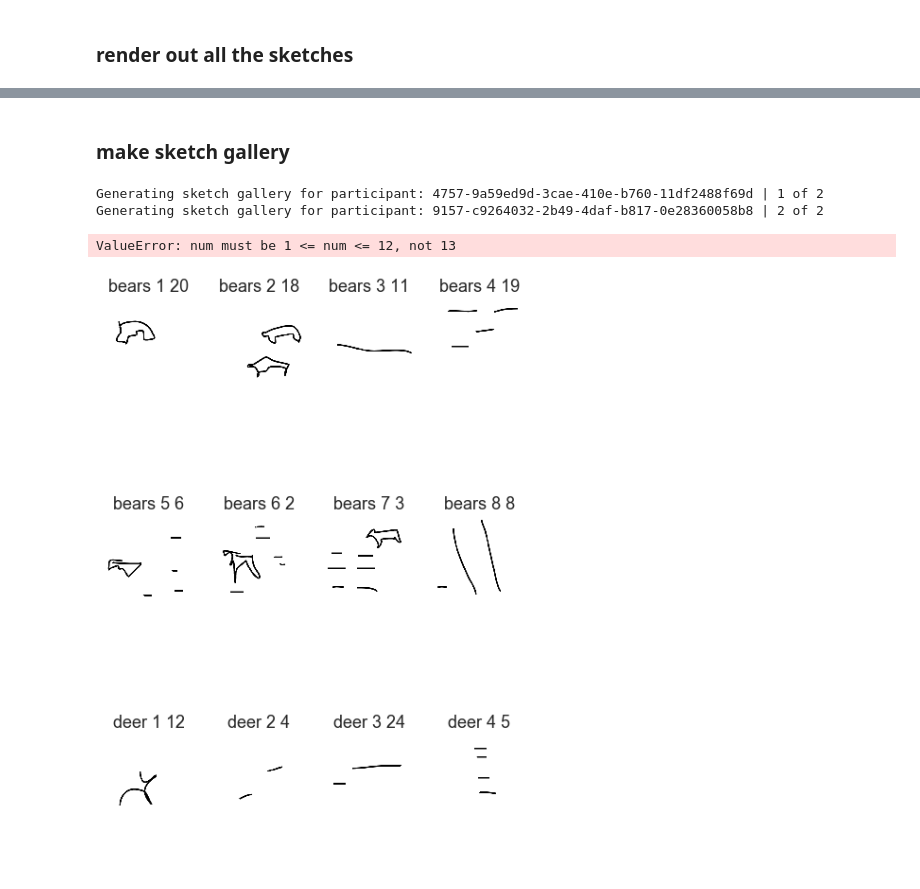
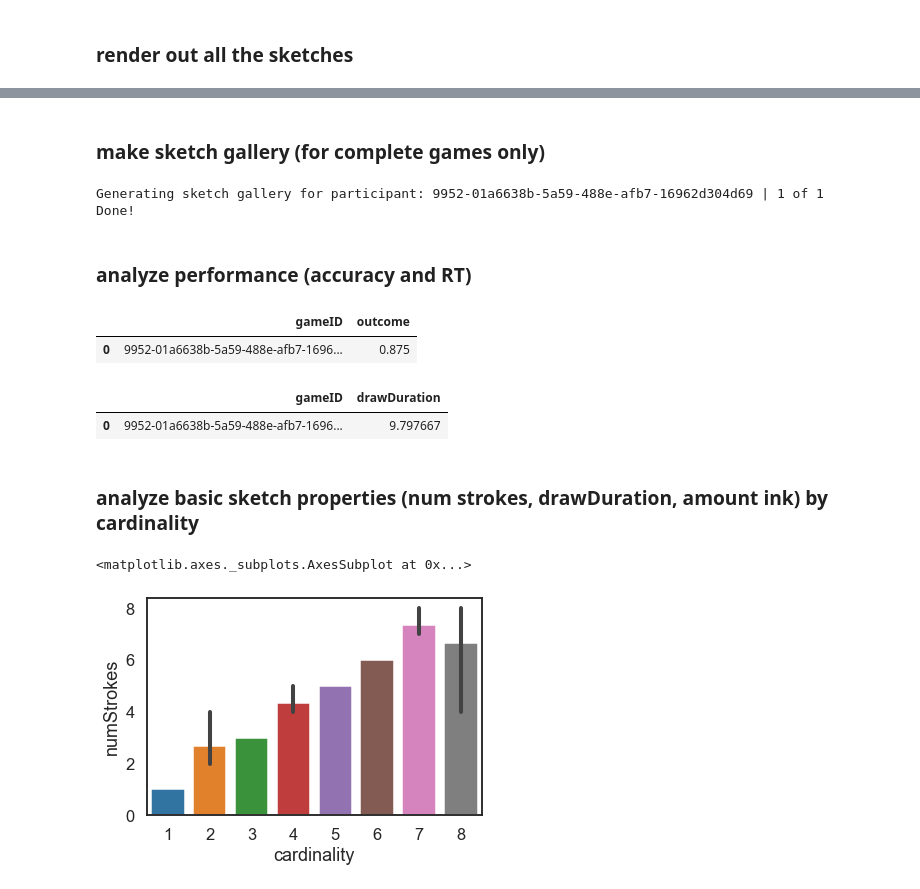
Before and after one commit to cogtoolslab/improvised_numerals, a Jupyter notebook: analysis/iternum_analysis.ipynb, the cells around one changed output, grey strips where cells are left out. Saved outputs shown, nothing was run; the diff lists cells and outputs as text; code cells hidden in the pictures; blank space fills up the shorter version.

Commit message:
add basic analyses to the notebook

```diff
--- a/analysis/iternum_analysis.ipynb
+++ b/analysis/iternum_analysis.ipynb
@@ -123,42 +163,34 @@ utils.render_images(K,data = 'pngString',
 # %% [markdown]
-### make sketch gallery
+### make sketch gallery (for complete games only)
-# %%
-reallyRun = 1
-if reallyRun:
-    sketch_paths = sorted([sketch_path for sketch_path in os.listdir(sketch_dir)])
-    gameids = list(np.unique([i.split('_')[0] for i in sketch_paths]))
-
-    ## generate gallery for each participant
-    for gind, game in enumerate(gameids):
-        print('Generating sketch gallery for participant: {} | {} of {}'.format(game,gind+1,len(gameids)))
-        # get list of all sketch paths JUST from current game
-        game_sketch_paths = [path for path in sketch_paths if path.split('_')[0] == game]
-        fig = plt.figure(figsize=(8,12))
-        for i,f in enumerate(game_sketch_paths):
-            # open image
-            im = Image.open(os.path.join(sketch_dir,f))
-            # get metadata
-            gameid = f.split('_')[0]
-            trialNum = f.split('_')[1]
-            condition = f.split('_')[2]
-            category = f.split('_')[3].split('.')[0]
-            # make gallery
-            p = plt.subplot(3,4,i+1)
-            plt.imshow(im)
-            sns.set_style('white')
-            k = p.get_xaxis().set_ticklabels([])
-            k = p.get_yaxis().set_ticklabels([])
-            k = p.get_xaxis().set_ticks([])
-            k = p.get_yaxis().set_ticks([])
-            p.axis('off')
-            plt.title('{} {} {}'.format(trialNum,condition,category))
-        plt.suptitle(gameid)
-        fname = '{}.png'.format(gameid)
-        plt.savefig(os.path.join(gallery_dir,fname))
-        plt.close(fig)
-    print('Done!')
-# %% [output]
-Generating sketch gallery for participant: 4757-9a59ed9d-3cae-410e-b760-11df2488f69d | 1 of 2
-Generating sketch gallery for participant: 9157-c9264032-2b49-4daf-b817-0e28360058b8 | 2 of 2
-ValueError: num must be 1 <= num <= 12, not 13
-[figure, removed]
+# %%
+importlib.reload(utils)
+## actually render sketch gallery for each complete game
+utils.render_sketch_gallery(complete_gameids,
+                     sketch_dir = sketch_dir,
+                     gallery_dir = gallery_dir,
+                     num_trials = 24)
+# %% [output]
+Generating sketch gallery for participant: 9952-01a6638b-5a59-488e-afb7-16962d304d69 | 1 of 1
+Done!
+# %% [markdown]
+### analyze performance (accuracy and RT)
+# %%
+acc_table = D.groupby('gameID')['outcome'].mean().reset_index()
+acc_table.head()
+# %% [output]
+|  | gameID | outcome |
+| 0 | 9952-01a6638b-5a59-488e-afb7-1696... | 0.875 |
+# %%
+D['drawDuration'] = pd.to_numeric(D['drawDuration'])
+acc_table = D.groupby('gameID')['drawDuration'].mean().reset_index()
+acc_table.head()
+# %% [output]
+|  | gameID | drawDuration |
+| 0 | 9952-01a6638b-5a59-488e-afb7-1696... | 9.797667 |
+# %% [markdown]
+### analyze basic sketch properties (num strokes, drawDuration, amount ink) by cardinality
+# %%
+sns.barplot(data=D, x='cardinality', y='numStrokes')
+# %% [output]
+<matplotlib.axes._subplots.AxesSubplot at 0x...>
+[figure, added]
```
Also changed, not shown: parts of 10 cells of this notebook, 1 other file.
